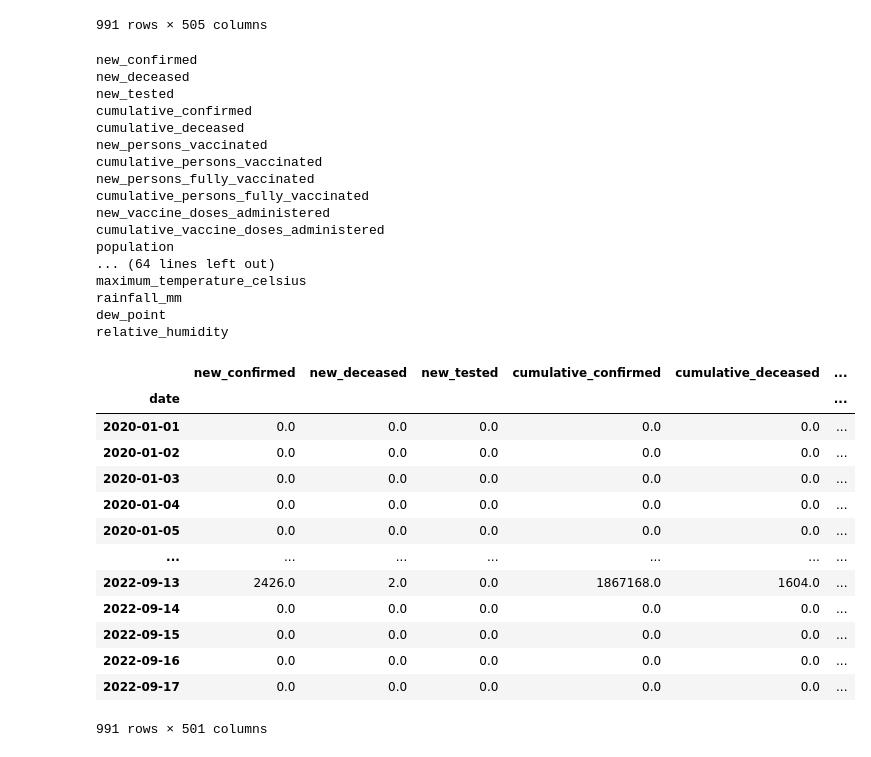
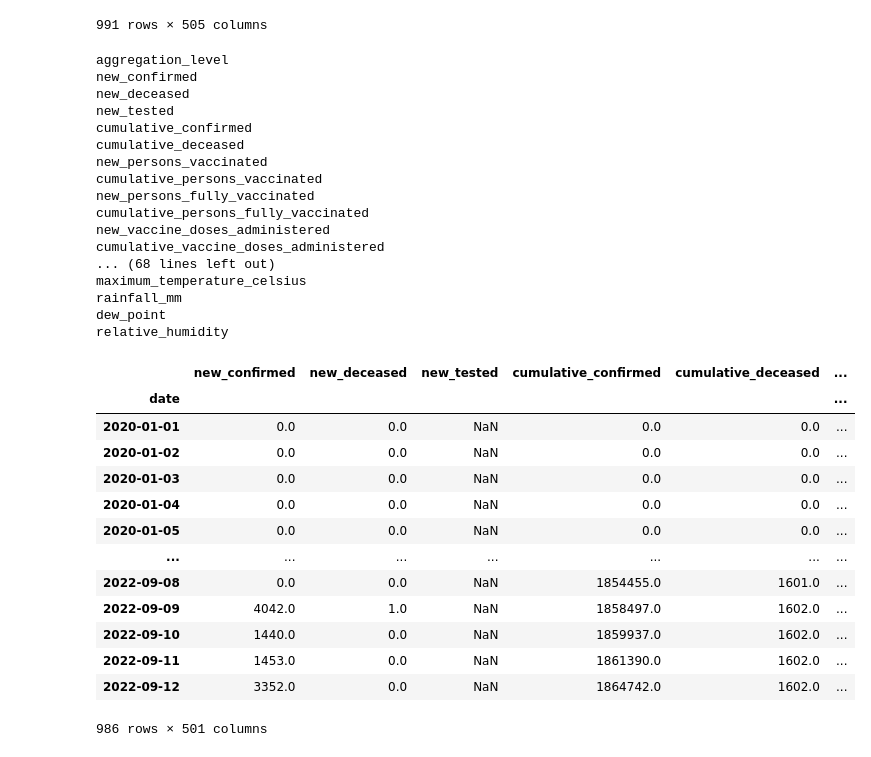
Before and after one commit to Karolcha100/Covid-19_Finland, a Jupyter notebook: Karolcha100/notebooks/dropping_NaNs.ipynb, the cells around one changed output. Drawn from its saved outputs; the diff is of its cells as text; code cells hidden in the pictures.

```diff
--- a/Karolcha100/notebooks/dropping_NaNs.ipynb
+++ b/Karolcha100/notebooks/dropping_NaNs.ipynb
@@ -1,9 +1,9 @@
 # %%
 import pandas as pd
 # %%
-df = pd.read_csv("../../data_raw/SG.csv")
+df_raw = pd.read_csv("../../data_raw/SG.csv")
 
-df
+df_raw
 # %% [output]
 |  | location_key | date | place_id | wikidata_id | datacommons_id | country_code | country_name | ... |
 | 0 | SG | 2020-01-01 | ChIJdZOLiiMR2jERxPWrUs9peIg | Q334 | country/SGP | SG | Singapore | ... |
@@ -19,9 +19,9 @@ df
 | 990 | SG | 2022-09-17 | ChIJdZOLiiMR2jERxPWrUs9peIg | Q334 | country/SGP | SG | Singapore | ... |
 991 rows × 514 columns
 # %%
-df["date"] = pd.to_datetime(df["date"])
+df_raw["date"] = pd.to_datetime(df_raw["date"])
 
-df
+df_raw
 # %% [output]
 |  | location_key | date | place_id | wikidata_id | datacommons_id | country_code | country_name | ... |
 | 0 | SG | 2020-01-01 | ChIJdZOLiiMR2jERxPWrUs9peIg | Q334 | country/SGP | SG | Singapore | ... |
@@ -37,7 +37,7 @@ df
 | 990 | SG | 2022-09-17 | ChIJdZOLiiMR2jERxPWrUs9peIg | Q334 | country/SGP | SG | Singapore | ... |
 991 rows × 514 columns
 # %%
-df_no_str = df.select_dtypes(exclude='string')
+df_no_str = df_raw.select_dtypes(exclude='string')
 
 df_no_str = df_no_str.set_index("date")
 
@@ -61,6 +61,7 @@ df_no_str
 for col in df_no_str.columns:
     print(col) if "search" not in col else None
 # %% [output]
+aggregation_level
 new_confirmed
 new_deceased
 new_tested
@@ -72,8 +73,7 @@ new_persons_fully_vaccinated
 cumulative_persons_fully_vaccinated
 new_vaccine_doses_administered
 cumulative_vaccine_doses_administered
-population
-... (64 lines left out)
+... (68 lines left out)
 maximum_temperature_celsius
 rainfall_mm
 dew_point
@@ -81,19 +81,21 @@ relative_humidity
 # %%
 df_sel_cols = df_no_str.drop(columns = ["openstreetmap_id", "latitude", "longitude", "openstreetmap_id", "aggregation_level"])
 
-df_sel_cols.fillna(0)
+df_sel_cols = df_sel_cols[:-5]
+
+df_sel_cols
 # %% [output]
 |  | new_confirmed | new_deceased | new_tested | cumulative_confirmed | cumulative_deceased | ... |
 | date |  |  |  |  |  | ... |
-| 2020-01-01 | 0.0 | 0.0 | 0.0 | 0.0 | 0.0 | ... |
-| 2020-01-02 | 0.0 | 0.0 | 0.0 | 0.0 | 0.0 | ... |
-| 2020-01-03 | 0.0 | 0.0 | 0.0 | 0.0 | 0.0 | ... |
-| 2020-01-04 | 0.0 | 0.0 | 0.0 | 0.0 | 0.0 | ... |
-| 2020-01-05 | 0.0 | 0.0 | 0.0 | 0.0 | 0.0 | ... |
+| 2020-01-01 | 0.0 | 0.0 | NaN | 0.0 | 0.0 | ... |
+| 2020-01-02 | 0.0 | 0.0 | NaN | 0.0 | 0.0 | ... |
+| 2020-01-03 | 0.0 | 0.0 | NaN | 0.0 | 0.0 | ... |
+| 2020-01-04 | 0.0 | 0.0 | NaN | 0.0 | 0.0 | ... |
+| 2020-01-05 | 0.0 | 0.0 | NaN | 0.0 | 0.0 | ... |
 | ... | ... | ... | ... | ... | ... | ... |
-| 2022-09-13 | 2426.0 | 2.0 | 0.0 | 1867168.0 | 1604.0 | ... |
-| 2022-09-14 | 0.0 | 0.0 | 0.0 | 0.0 | 0.0 | ... |
-| 2022-09-15 | 0.0 | 0.0 | 0.0 | 0.0 | 0.0 | ... |
-| 2022-09-16 | 0.0 | 0.0 | 0.0 | 0.0 | 0.0 | ... |
-| 2022-09-17 | 0.0 | 0.0 | 0.0 | 0.0 | 0.0 | ... |
+| 2022-09-08 | 0.0 | 0.0 | NaN | 1854455.0 | 1601.0 | ... |
+| 2022-09-09 | 4042.0 | 1.0 | NaN | 1858497.0 | 1602.0 | ... |
+| 2022-09-10 | 1440.0 | 0.0 | NaN | 1859937.0 | 1602.0 | ... |
+| 2022-09-11 | 1453.0 | 0.0 | NaN | 1861390.0 | 1602.0 | ... |
+| 2022-09-12 | 3352.0 | 0.0 | NaN | 1864742.0 | 1602.0 | ... |
-991 rows × 501 columns
+986 rows × 501 columns
```
Also changed, not shown: parts of 3 cells of this notebook, 5 other files.
